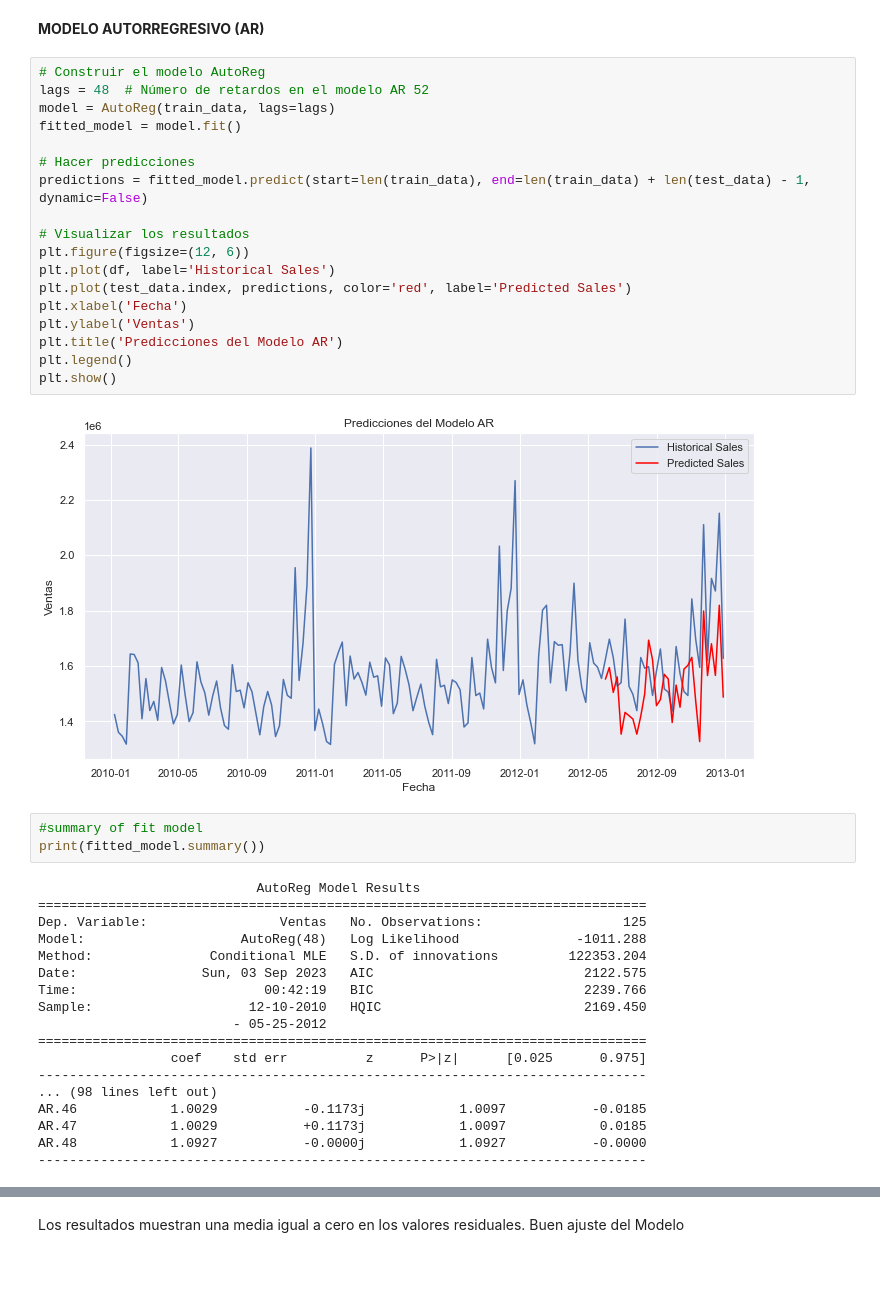
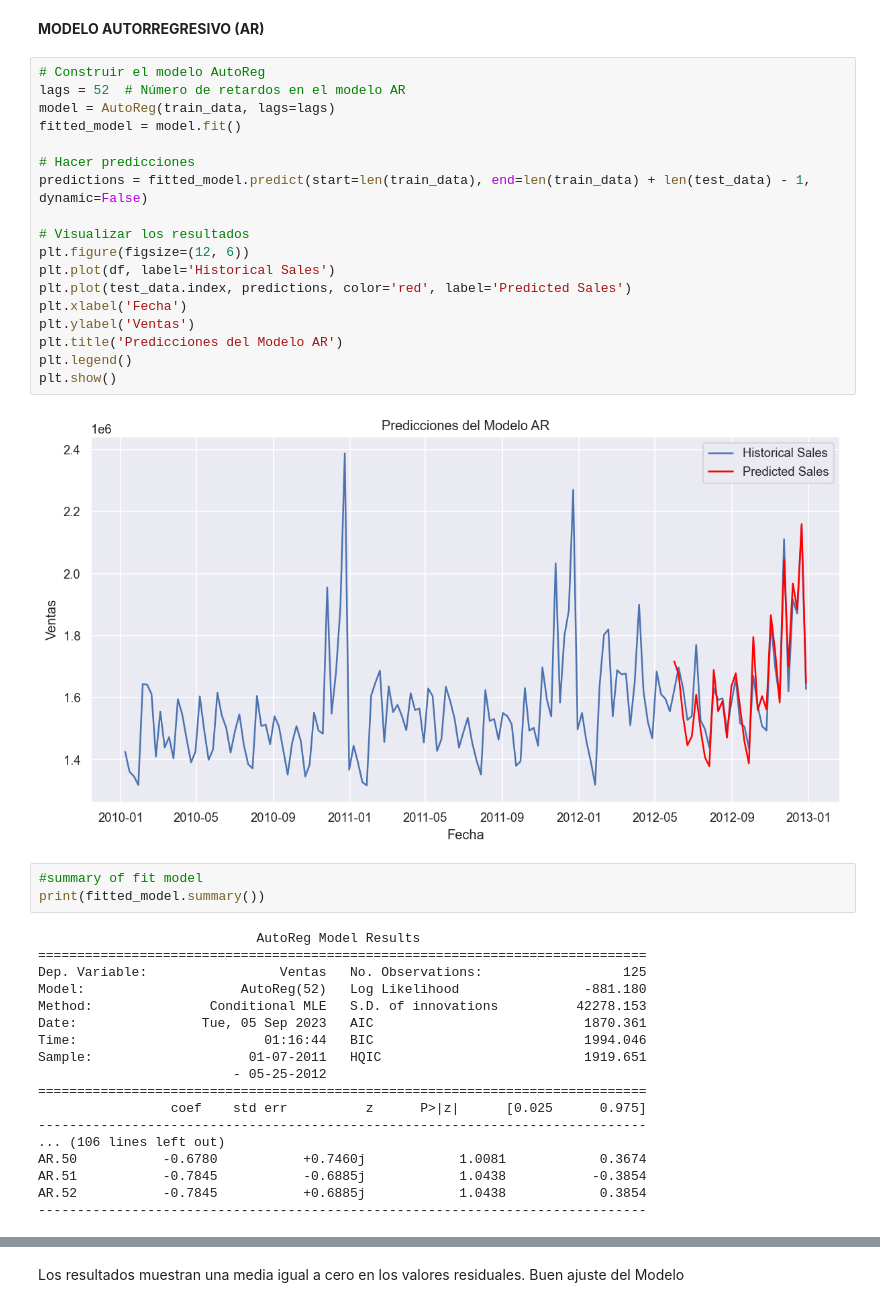
Before and after one commit to jgerezrodriguez/ProyectoFinalJG, a Jupyter notebook: ProyectoFinal-Rev1.ipynb, the cells around one changed output, grey strips where cells are left out. Drawn from its saved outputs; the diff is of its cells as text; blank space fills up the shorter version.

```diff
--- a/ProyectoFinal-Rev1.ipynb
+++ b/ProyectoFinal-Rev1.ipynb
@@ -759,24 +759,24 @@ plt.show()
 **MODELO AUTORREGRESIVO (AR)**
 # %%
 # Construir el modelo AutoReg
-lags = 48  # Número de retardos en el modelo AR 52
+lags = 52  # Número de retardos en el modelo AR
 model = AutoReg(train_data, lags=lags)
 fitted_model = model.fit()
 
 # Hacer predicciones
 predictions = fitted_model.predict(start=len(train_data), end=len(train_data) + len(test_data) - 1, dynamic=False)
 
 # Visualizar los resultados
 plt.figure(figsize=(12, 6))
 plt.plot(df, label='Historical Sales')
 plt.plot(test_data.index, predictions, color='red', label='Predicted Sales')
 plt.xlabel('Fecha')
 plt.ylabel('Ventas')
 plt.title('Predicciones del Modelo AR')
 plt.legend()
 plt.show()
 # %% [output]
-[figure, old version]
+[figure, new version]
 # %%
 #summary of fit model
 print(fitted_model.summary())
@@ -784,19 +784,19 @@ print(fitted_model.summary())
                             AutoReg Model Results
 ==============================================================================
 Dep. Variable:                 Ventas   No. Observations:                  125
-Model:                    AutoReg(48)   Log Likelihood               -1011.288
-Method:               Conditional MLE   S.D. of innovations         122353.204
-Date:                Sun, 03 Sep 2023   AIC                           2122.575
-Time:                        00:42:19   BIC                           2239.766
-Sample:                    12-10-2010   HQIC                          2169.450
+Model:                    AutoReg(52)   Log Likelihood                -881.180
+Method:               Conditional MLE   S.D. of innovations          42278.153
+Date:                Tue, 05 Sep 2023   AIC                           1870.361
+Time:                        01:16:44   BIC                           1994.046
+Sample:                    01-07-2011   HQIC                          1919.651
                          - 05-25-2012
 ==============================================================================
                  coef    std err          z      P>|z|      [0.025      0.975]
 ------------------------------------------------------------------------------
-... (98 lines left out)
-AR.46            1.0029           -0.1173j            1.0097           -0.0185
-AR.47            1.0029           +0.1173j            1.0097            0.0185
-AR.48            1.0927           -0.0000j            1.0927           -0.0000
+... (106 lines left out)
+AR.50           -0.6780           +0.7460j            1.0081            0.3674
+AR.51           -0.7845           -0.6885j            1.0438           -0.3854
+AR.52           -0.7845           +0.6885j            1.0438            0.3854
 ------------------------------------------------------------------------------
 # %%
 # line plot of residuals
```
Also changed, not shown: parts of 18 cells of this notebook, 4 other files.
